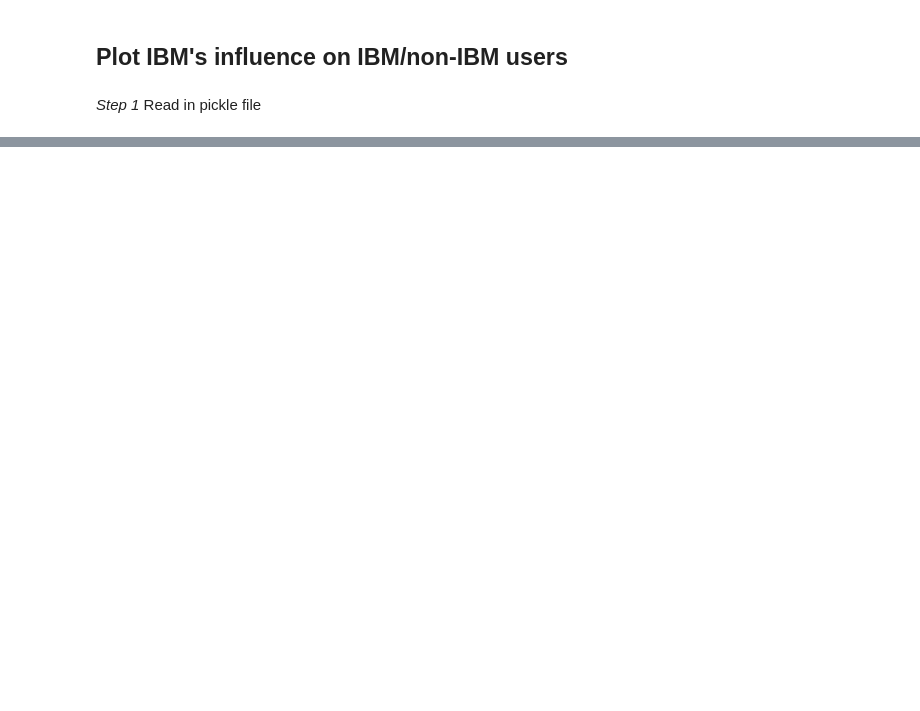
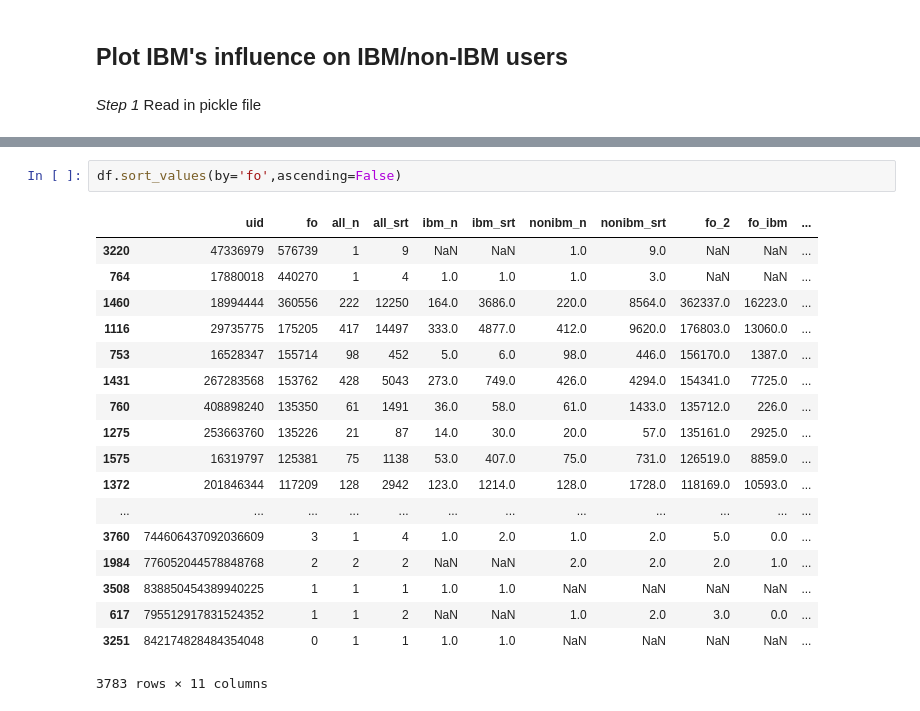
Before and after one commit to adamwang0705/ibm_tweets-analysis, a Jupyter notebook: develop/20170507-compare_influence_inside_outside.ipynb, the cells around one changed output, grey strips where cells are left out. Drawn from its saved outputs; the diff is of its cells as text; blank space fills up the shorter version.

```diff
--- a/develop/20170507-compare_influence_inside_outside.ipynb
+++ b/develop/20170507-compare_influence_inside_outside.ipynb
@@ -556,3 +823,24 @@ dtype: float64
+# %%
+df.sort_values(by='fo',ascending=False)
+# %% [output]
+|  | uid | fo | all_n | all_srt | ibm_n | ibm_srt | nonibm_n | nonibm_srt | fo_2 | fo_ibm | ... |
+| 3220 | 47336979 | 576739 | 1 | 9 | NaN | NaN | 1.0 | 9.0 | NaN | NaN | ... |
+| 764 | 17880018 | 440270 | 1 | 4 | 1.0 | 1.0 | 1.0 | 3.0 | NaN | NaN | ... |
+| 1460 | 18994444 | 360556 | 222 | 12250 | 164.0 | 3686.0 | 220.0 | 8564.0 | 362337.0 | 16223.0 | ... |
+| 1116 | 29735775 | 175205 | 417 | 14497 | 333.0 | 4877.0 | 412.0 | 9620.0 | 176803.0 | 13060.0 | ... |
+| 753 | 16528347 | 155714 | 98 | 452 | 5.0 | 6.0 | 98.0 | 446.0 | 156170.0 | 1387.0 | ... |
+| 1431 | 267283568 | 153762 | 428 | 5043 | 273.0 | 749.0 | 426.0 | 4294.0 | 154341.0 | 7725.0 | ... |
+| 760 | 408898240 | 135350 | 61 | 1491 | 36.0 | 58.0 | 61.0 | 1433.0 | 135712.0 | 226.0 | ... |
+| 1275 | 253663760 | 135226 | 21 | 87 | 14.0 | 30.0 | 20.0 | 57.0 | 135161.0 | 2925.0 | ... |
+| 1575 | 16319797 | 125381 | 75 | 1138 | 53.0 | 407.0 | 75.0 | 731.0 | 126519.0 | 8859.0 | ... |
+| 1372 | 201846344 | 117209 | 128 | 2942 | 123.0 | 1214.0 | 128.0 | 1728.0 | 118169.0 | 10593.0 | ... |
+| ... | ... | ... | ... | ... | ... | ... | ... | ... | ... | ... | ... |
+| 3760 | 744606437092036609 | 3 | 1 | 4 | 1.0 | 2.0 | 1.0 | 2.0 | 5.0 | 0.0 | ... |
+| 1984 | 776052044578848768 | 2 | 2 | 2 | NaN | NaN | 2.0 | 2.0 | 2.0 | 1.0 | ... |
+| 3508 | 838850454389940225 | 1 | 1 | 1 | 1.0 | 1.0 | NaN | NaN | NaN | NaN | ... |
+| 617 | 795512917831524352 | 1 | 1 | 2 | NaN | NaN | 1.0 | 2.0 | 3.0 | 0.0 | ... |
+| 3251 | 842174828484354048 | 0 | 1 | 1 | 1.0 | 1.0 | NaN | NaN | NaN | NaN | ... |
+3783 rows × 11 columns
 # %%
 df.shape
 # %% [output]
```
Also changed, not shown: parts of 27 cells of this notebook, 13 other files.
